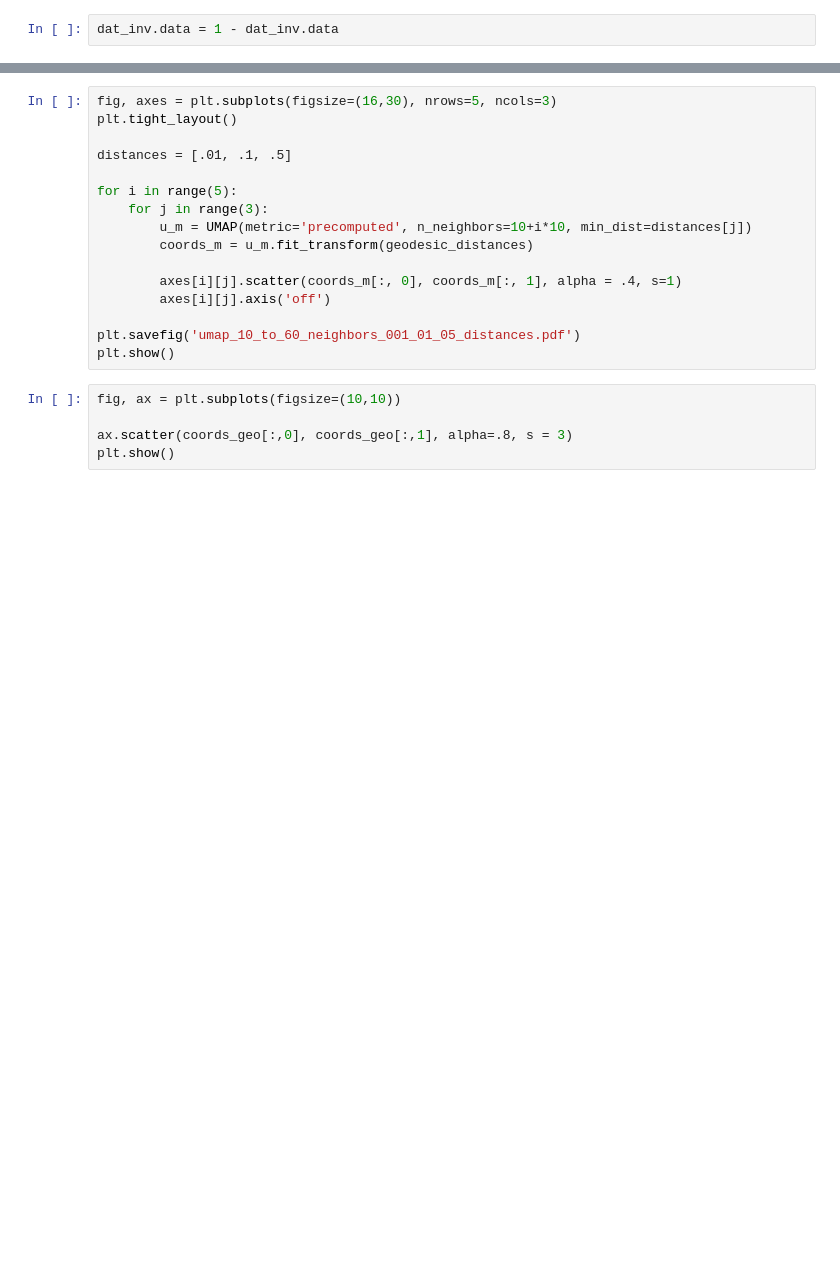
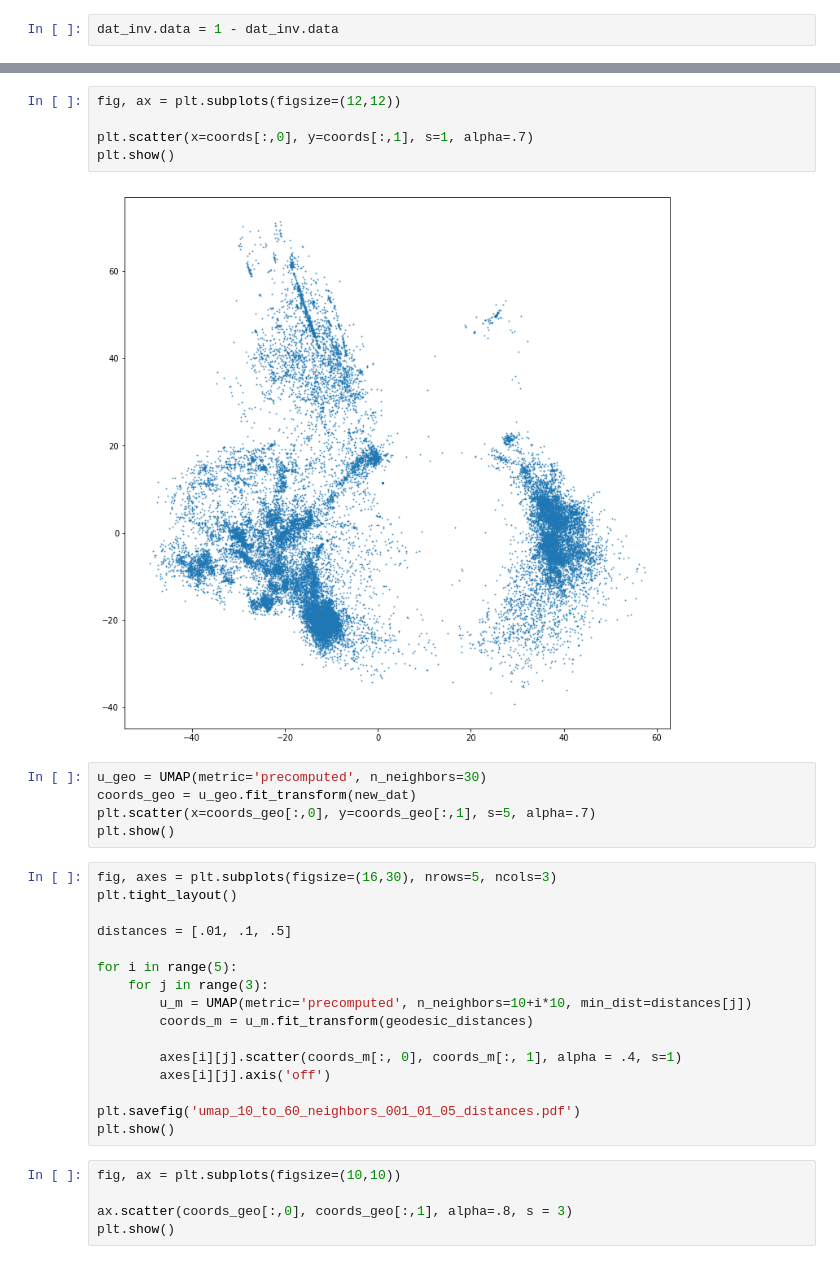
Before and after one commit to gomezlab/segnet, a Jupyter notebook: affinity_src/00_affinity.ipynb, the cells around one changed output, grey strips where cells are left out. Saved outputs shown, nothing was run; the diff lists cells and outputs as text; blank space fills up the shorter version.

```diff
--- a/affinity_src/00_affinity.ipynb
+++ b/affinity_src/00_affinity.ipynb
@@ -93,3 +102,15 @@ coords_geo = u_geo.fit_transform(geodesic_distances)
+# %%
+fig, ax = plt.subplots(figsize=(12,12))
+
+plt.scatter(x=coords[:,0], y=coords[:,1], s=1, alpha=.7)
+plt.show()
+# %% [output]
+[figure, added]
+# %%
+u_geo = UMAP(metric='precomputed', n_neighbors=30)
+coords_geo = u_geo.fit_transform(new_dat)
+plt.scatter(x=coords_geo[:,0], y=coords_geo[:,1], s=5, alpha=.7)
+plt.show()
 # %%
 fig, axes = plt.subplots(figsize=(16,30), nrows=5, ncols=3)
 plt.tight_layout()
```
Also changed, not shown: parts of 37 cells of this notebook.
